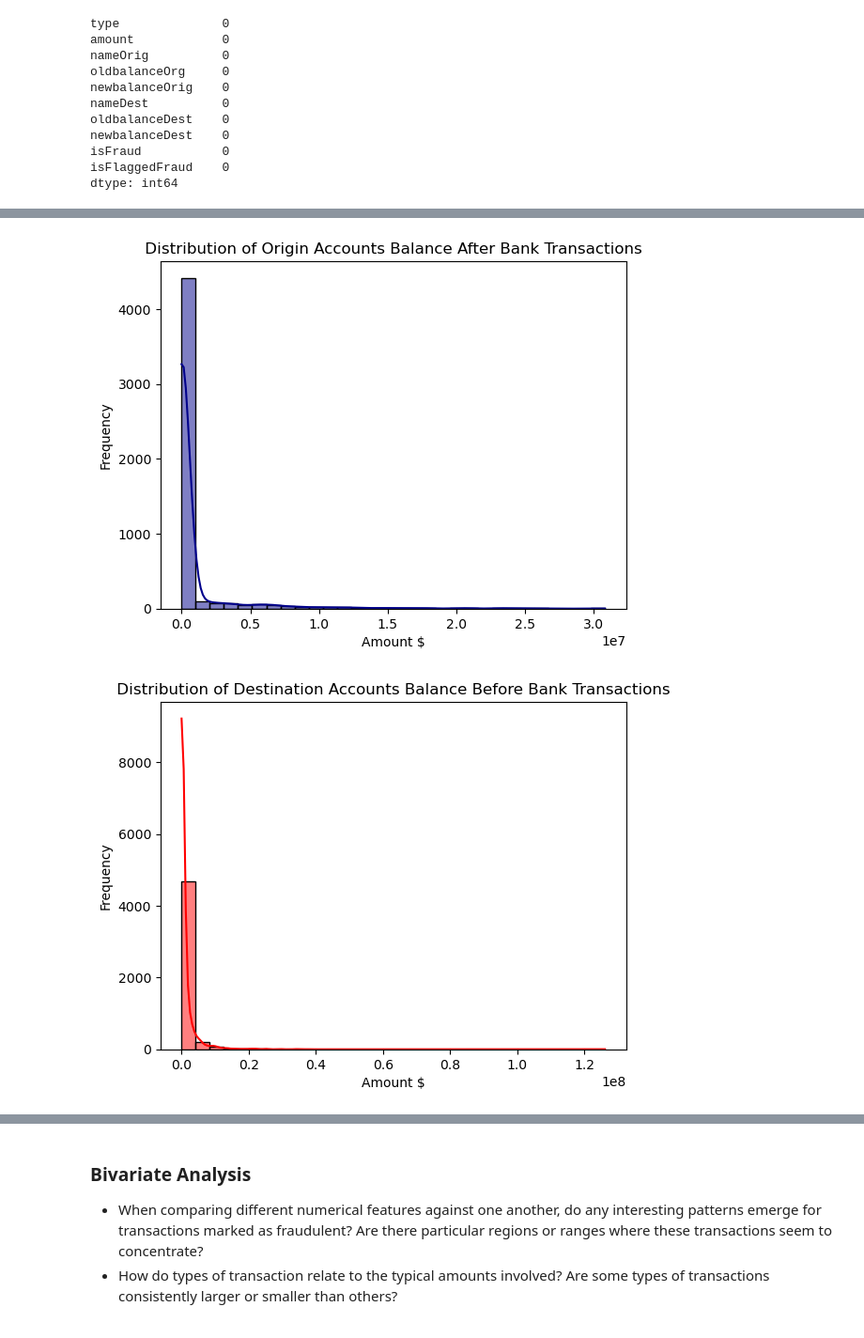
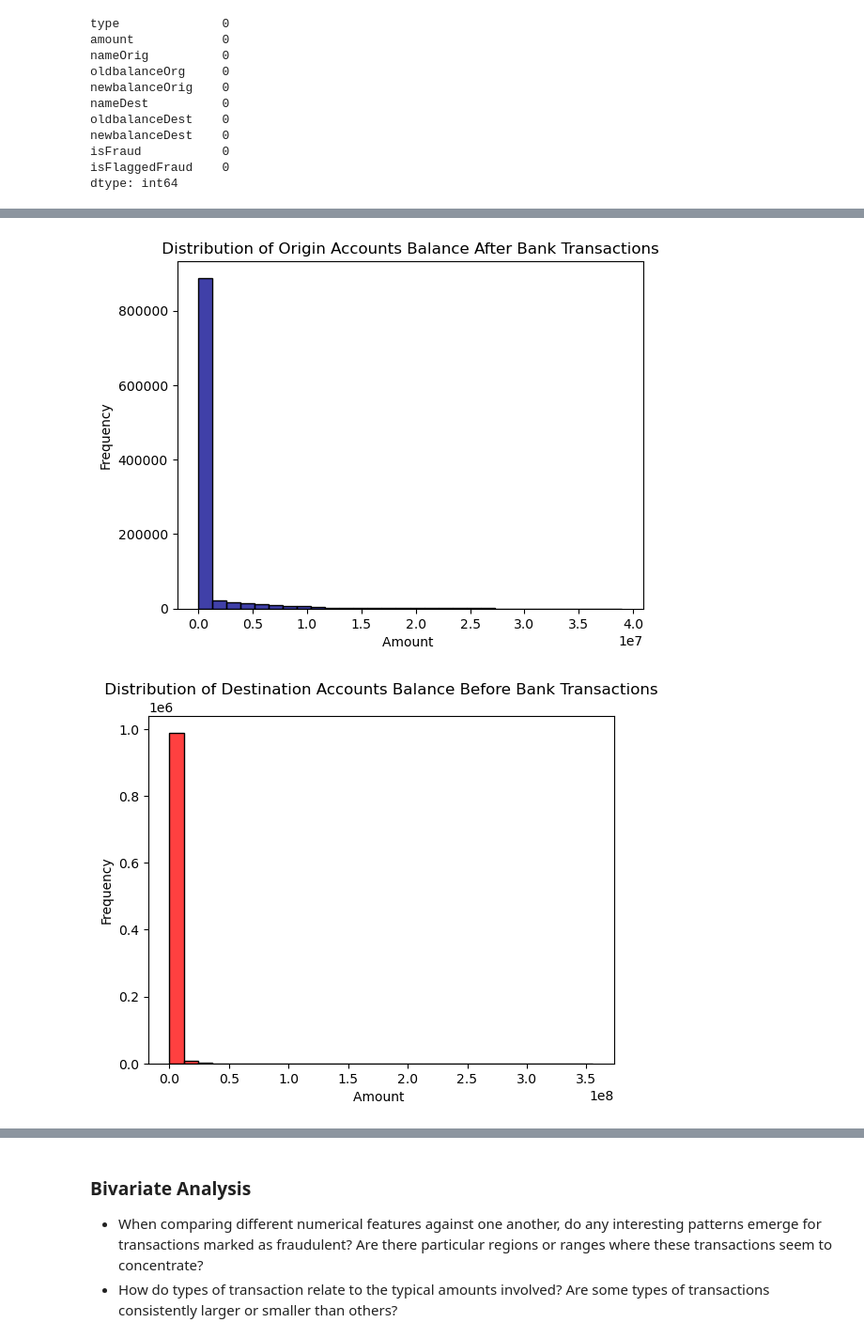
Before and after one commit to Zyjones/Detect-Fraud, a Jupyter notebook: notebooks/eda.ipynb, the cells around one changed output, grey strips where cells are left out. Shown at 94% size. Drawn from its saved outputs; the diff is of its cells as text; code cells hidden in the pictures.

```diff
--- a/notebooks/eda.ipynb
+++ b/notebooks/eda.ipynb
@@ -99,0 +94,4 @@ dtype: int64
+# %%
+#dropping columns that are irrelevent
+transactions = transactions.drop(columns=["nameOrig", "nameDest"])
+transactions
@@ -343,26 +288,26 @@ plt.show()
 # NewBalanceOrig: The origin accounts balance after the transaction
 #histogram of NewBalanceOrg
 
-sns.histplot(data=transactions_sample, x = "newbalanceOrig", bins = 30, color= "darkblue",  kde=True)
+sns.histplot(data=transactions, x = "newbalanceOrig", bins = 30, color= "darkblue",  kde=False)
 #plt.xlim(0, 10000000)
 plt.xlabel('Amount ')
 plt.ylabel('Frequency')
 plt.title(' Distribution of Origin Accounts Balance After Bank Transactions ')
 plt.show()
 # %% [output]
-[figure, old version]
+[figure, new version]
 # %%
 #OldbalanceDest: The destination accounts balance before the transaction
 #histogram of OldbalanceDest
 
-sns.histplot(data=transactions_sample, x = "oldbalanceDest", bins = 30, color= "red",  kde=True)
+sns.histplot(data=transactions, x = "oldbalanceDest", bins = 30, color= "red",  kde=False)
 #plt.xlim(0, 10000000)
 plt.xlabel('Amount ')
 plt.ylabel('Frequency')
 plt.title(' Distribution of Destination Accounts Balance Before Bank Transactions ')
 plt.show()
 # %% [output]
-[figure, old version]
+[figure, new version]
 # %%
 #NewbalanceDest: The destination accounts balance after the transaction
 #histogram of NewbalanceDest
```
Also changed, not shown: parts of 68 cells of this notebook.
